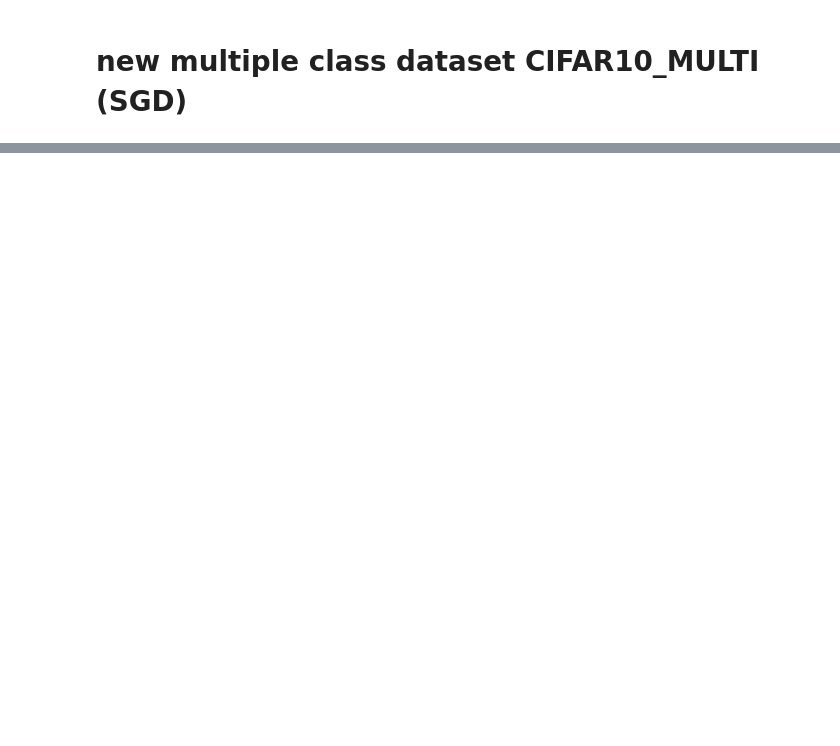
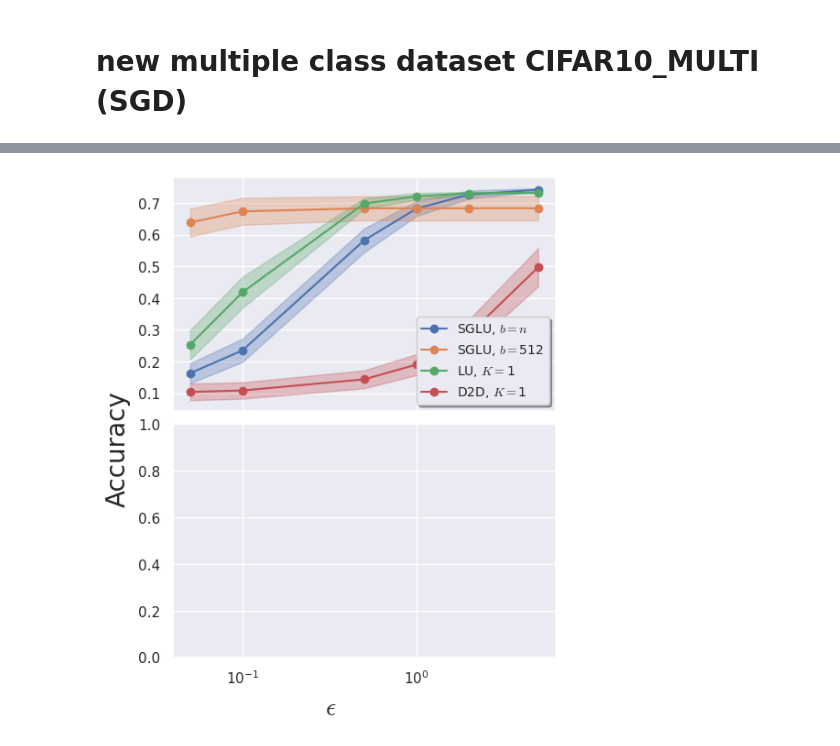
Before and after one commit to Graph-COM/Langevin_unlearning, a Jupyter notebook: result/LMC/exp_sup.ipynb, the cells around one changed output, grey strips where cells are left out. Cells and saved outputs as stored; diff of their text form; code cells hidden in the pictures; blank space fills up the shorter version.

Commit message:
update results

```diff
--- a/result/LMC/exp_sup.ipynb
+++ b/result/LMC/exp_sup.ipynb
@@ -269,2 +269,94 @@ plt.show()
 # %% [markdown]
 # new multiple class dataset CIFAR10_MULTI (SGD)
+# %%
+FS = 20
+LFS = 10
+
+eps = np.array([0.05,0.1,0.5,1,2,5])
+SLU_dict = {}
+D2D_dict = {}
+LU_dict = {}
+RT_dict = {}
+K_list = np.array([1])
+
+fig, ax = plt.subplots(nrows=2, ncols=1, figsize=(5,6), sharex=True,layout='constrained')
+
+for dataset in ['CIFAR10_MULTI']:
+    for K in [1]:
+        D2DResults = [[],[]]
+        LUResults = [[],[]]
+        for e in [0.05,0.1,0.5, 1, 2, 5]:
+            D2Dpath = f'./{dataset}/baseline/{K}/baseline_acc_unlearn_finetune{e}.npy'
+            LUpath = f'./{dataset}/baseline/{K}/lmc_acc_unlearn_finetune{e}.npy'
+
+            Result = np.load(D2Dpath)
+            Mean, Std = Result.mean(), Result.std()
+            D2DResults[0].append(Mean)
+            D2DResults[1].append(Std)
+
+            Result = np.load(LUpath)
+            Mean, Std = Result.mean(), Result.std()
+            LUResults[0].append(Mean)
+            LUResults[1].append(Std)
+
+
+        D2D_dict[f'{dataset}_{K}'] = np.array(D2DResults)
+        LU_dict[f'{dataset}_{K}'] = np.array(LUResults)
+
+for dataset in ['CIFAR10_MULTI']:
+    for b in [0,512]:
+        SLUResults = [[],[]]
+        RTResults = [[],[]]
+        for e in [0.05,0.1,0.5,1,2,5]:
+            SLUpath = f'../../../SGD_unlearning/result/SGD/{dataset}/baseline_nonconvergent/1/sgd_acc_unlearn_finetune_b{b}_eps{e}.npy'
+
+            Result = np.load(SLUpath)
+            Mean, Std = Result.mean(), Result.std()
+            SLUResults[0].append(Mean)
+            SLUResults[1].append(Std)
+
+            RTpath = f'../../../SGD_unlearning/result/SGD/{dataset}/baseline_nonconvergent/1/sgd_acc_unlearn_scratch_b{b}_eps{e}.npy'
+
+            Result = np.load(RTpath)
+            Mean, Std = Result.mean(), Result.std()
+            RTResults[0].append(Mean)
+            RTResults[1].append(Std)
+
+        SLU_dict[f'{dataset}_{b}'] = np.array(SLUResults)
+        RT_dict[f'{dataset}_{b}'] = np.array(RTResults)
+
+d_counter = 0
+for dataset in ['CIFAR10_MULTI']:
+    counter = 0
+    for b in [0,512]:
+        if b==0:
+            ax[d_counter].semilogx(eps,SLU_dict[f'{dataset}_{b}'][0],marker='o',label=f'SGLU, $b=n$', color=f'C{counter}')
+            ax[d_counter].fill_between(eps, SLU_dict[f'{dataset}_{b}'][0]-SLU_dict[f'{dataset}_{b}'][1], SLU_dict[f'{dataset}_{b}'][0]+SLU_dict[f'{dataset}_{b}'][1], color=f'C{counter}', alpha=0.3)
+            counter = counter + 1
+        else:
+            ax[d_counter].semilogx(eps,SLU_dict[f'{dataset}_{b}'][0],marker='o',label=f'SGLU, $b=${b}', color=f'C{counter}')
+            ax[d_counter].fill_between(eps, SLU_dict[f'{dataset}_{b}'][0]-SLU_dict[f'{dataset}_{b}'][1], SLU_dict[f'{dataset}_{b}'][0]+SLU_dict[f'{dataset}_{b}'][1], color=f'C{counter}', alpha=0.3)
+            counter = counter + 1
+
+        # ax[d_counter].semilogx(eps,RT_dict[f'{dataset}_{b}'][0],marker='o',label=f'SGLU Retraining, b={b}', color=f'C{counter}')
+        # ax[d_counter].fill_between(eps, RT_dict[f'{dataset}_{b}'][0]-RT_dict[f'{dataset}_{b}'][1], RT_dict[f'{dataset}_{b}'][0]+RT_dict[f'{dataset}_{b}'][1], color=f'C{counter}', alpha=0.3)
+        # counter = counter + 1
+
+    ax[d_counter].semilogx(eps,LU_dict[f'{dataset}_{1}'][0],marker='o',label=f'LU, $K=$1', color=f'C{counter}')
+    ax[d_counter].fill_between(eps, LU_dict[f'{dataset}_{1}'][0]-LU_dict[f'{dataset}_{1}'][1], LU_dict[f'{dataset}_{1}'][0]+LU_dict[f'{dataset}_{1}'][1], color=f'C{counter}', alpha=0.3)
+    counter = counter + 1
+
+
+    for K in [1]:
+        ax[d_counter].semilogx(eps,D2D_dict[f'{dataset}_{K}'][0],marker='o', color=f'C{counter}',label=f'D2D, $K=${K}')
+        ax[d_counter].fill_between(eps, D2D_dict[f'{dataset}_{K}'][0]-D2D_dict[f'{dataset}_{K}'][1], D2D_dict[f'{dataset}_{K}'][0]+D2D_dict[f'{dataset}_{K}'][1], color=f'C{counter}', alpha=0.3)
+        counter = counter + 1
+
+    d_counter = d_counter + 1
+
+ax[0].legend(shadow=True, loc='lower right',fontsize=LFS)
+fig.supylabel('Accuracy', fontsize=FS)
+fig.supxlabel('$\epsilon$', fontsize=FS)
+# plt.tight_layout()
+# plt.show()
+# %% [output]
@@ -270,0 +364 @@ plt.show()
+[figure, added]
```
Also changed, not shown: parts of 2 cells of this notebook, 22 other files.
